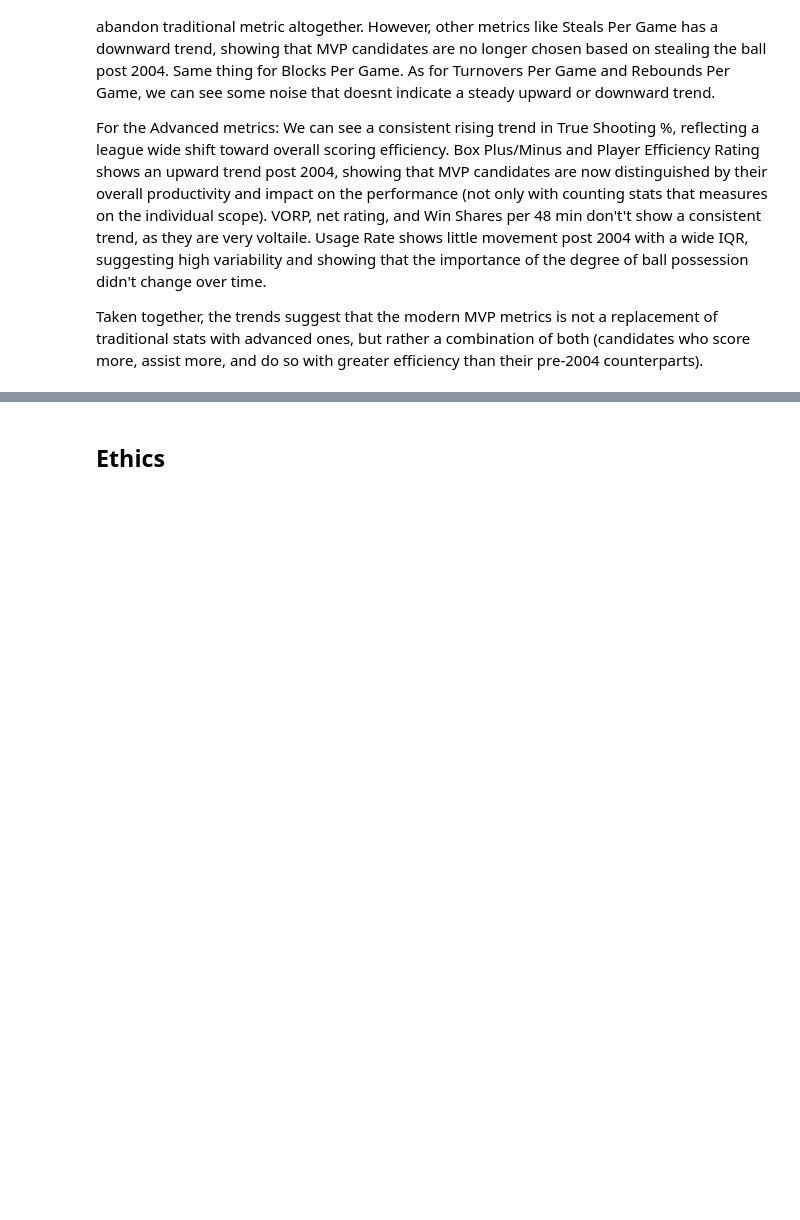
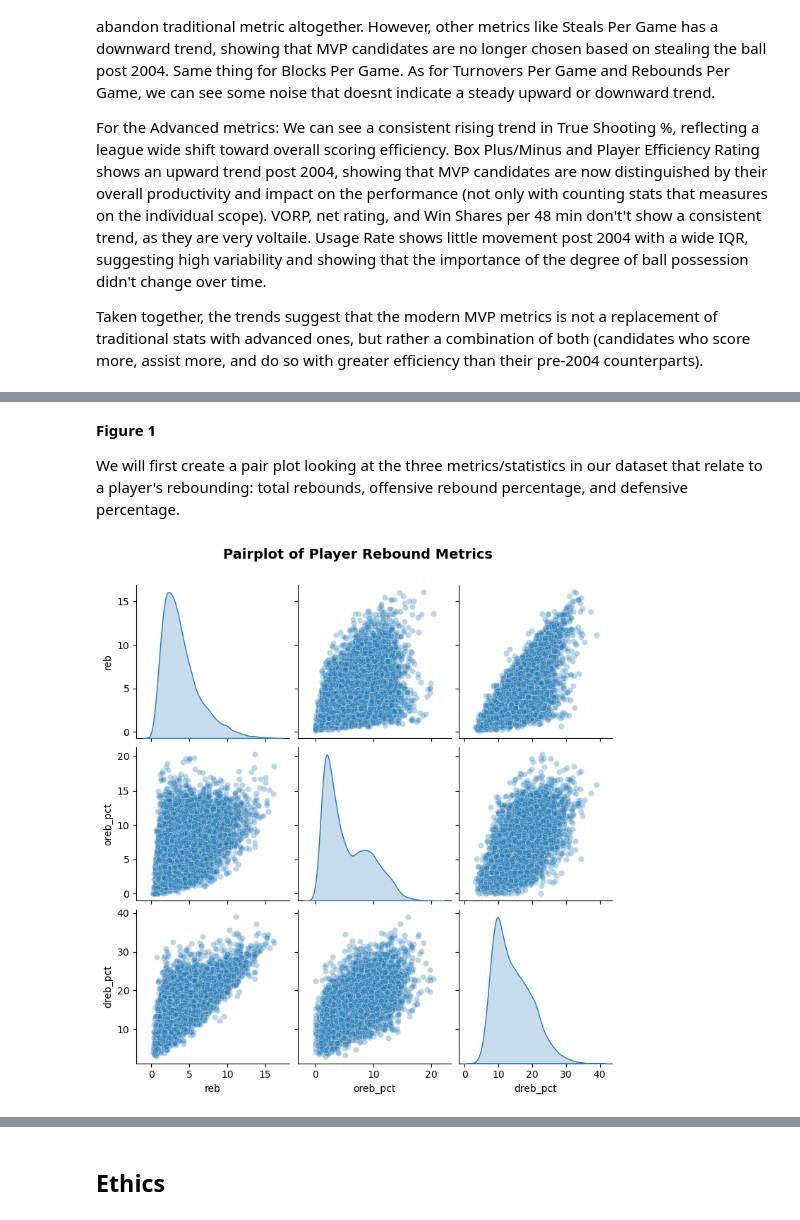
Before and after one commit to COGS108/Group-SP26-076, a Jupyter notebook: 02-EDACheckpoint.ipynb, the cells around one changed output, grey strips where cells are left out. Saved outputs shown, nothing was run; the diff lists cells and outputs as text; code cells hidden in the pictures; blank space fills up the shorter version.

Commit message:
Add EDA of multicollinearity

```diff
--- a/02-EDACheckpoint.ipynb
+++ b/02-EDACheckpoint.ipynb
@@ -1276,0 +1274,15 @@ Some more words and stuff.  Remember notebooks work best if you interleave the c
+# %% [markdown]
+__Figure 1__
+
+We will first create a pair plot looking at the three metrics/statistics in our dataset that relate to a player's rebounding: total rebounds, offensive rebound percentage, and defensive percentage.
+# %%
+# rebound features to check for multicollinearity
+rebound_features = ['reb', 'oreb_pct', 'dreb_pct']
+
+# create the pairplot of the rebound features
+sns.pairplot(df_merged[rebound_features], diag_kind='kde', plot_kws={'alpha': 0.3})
+plt.suptitle('Pairplot of Player Rebound Metrics',
+             fontsize=14, fontweight='bold', y=1.05)
+plt.show()
+# %% [output]
+[figure, added]
```
Also changed, not shown: parts of 15 cells of this notebook.
